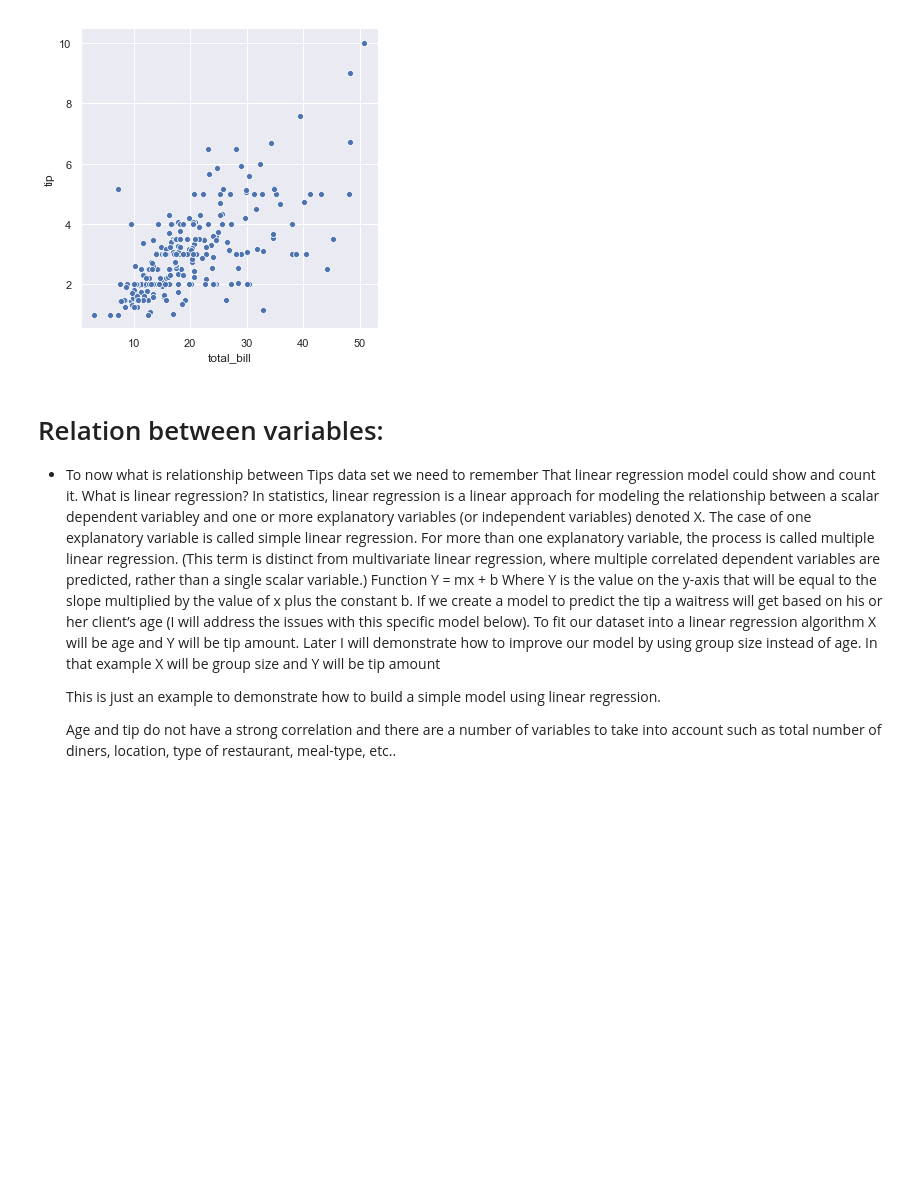
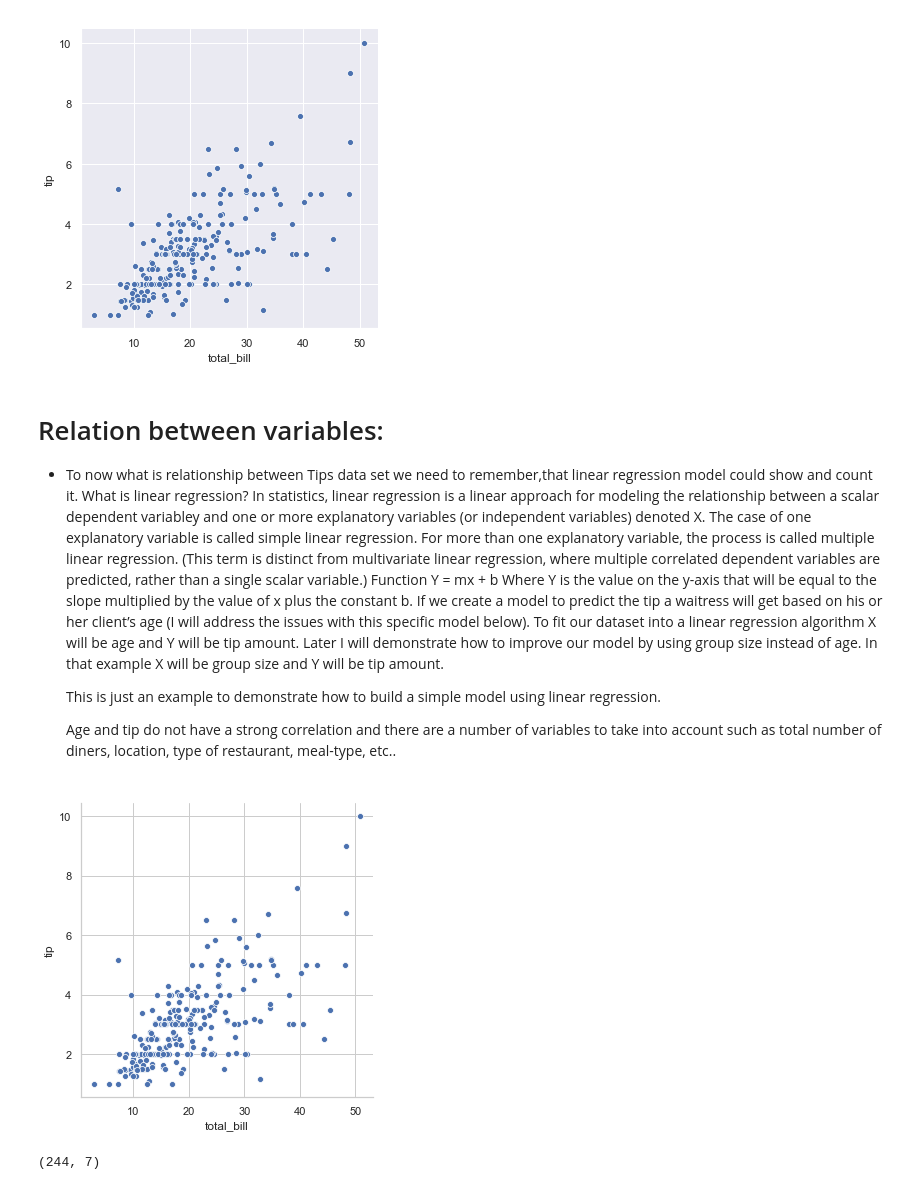
Before and after one commit to rituteval/Fundamentals-assesments, a Jupyter notebook: Tips data set.ipynb, the cells around one changed output. Saved outputs shown, nothing was run; the diff lists cells and outputs as text; code cells hidden in the pictures; blank space fills up the shorter version.

Commit message:
Showed Tips Dataset shape

```diff
--- a/Tips data set.ipynb
+++ b/Tips data set.ipynb
@@ -88,12 +88,28 @@ sns.relplot(x="total_bill", y="tip", data=tips);
 [figure]
 # %% [markdown]
 # Relation between variables:
-- To now what is relationship between Tips data set we need to remember That linear regression model could show and count it.
+- To now what is relationship between Tips data set we need to remember,that linear regression model could show and count it.
   What is linear regression?
   In statistics, linear regression is a linear approach for modeling the relationship between a scalar dependent variabley and one or more explanatory variables (or independent variables) denoted X. The case of one explanatory variable is called simple linear regression. For more than one explanatory variable, the process is called multiple linear regression. (This term is distinct from multivariate linear regression, where multiple correlated dependent variables are predicted, rather than a single scalar variable.) Function Y = mx + b
   Where Y is the value on the y-axis that will be equal to the slope multiplied by the value of x plus the constant b.
-  If we create a model to predict the tip a waitress will get based on his or her client’s age (I will address the issues with this specific model below). To fit our dataset into a linear regression algorithm X will be age and Y will be tip amount. Later I will demonstrate how to improve our model by using group size instead of age. In that example X will be group size and Y will be tip amount
+  If we create a model to predict the tip a waitress will get based on his or her client’s age (I will address the issues with this specific model below). To fit our dataset into a linear regression algorithm X will be age and Y will be tip amount. Later I will demonstrate how to improve our model by using group size instead of age. In that example X will be group size and Y will be tip amount.
 
     This is just an example to demonstrate how to build a simple model using linear regression.
 
     Age and tip do not have a strong correlation and there are a number of variables to take into account such as total number of diners, location, type of restaurant, meal-type, etc..
+# %%
+
+import numpy as np
+import pandas as pd
+import matplotlib.pyplot as plt
+import seaborn as sns
+sns.set(style="whitegrid")
+
+tips = sns.load_dataset("tips")
+sns.relplot(x="total_bill", y="tip", data=tips);
+# %% [output]
+[figure, added]
+# %%
+tips.shape # Output shows in dataset there are 244 rows and 7 columns
+# %% [output]
+(244, 7)
```
Also changed, not shown: parts of 1 cell of this notebook.
